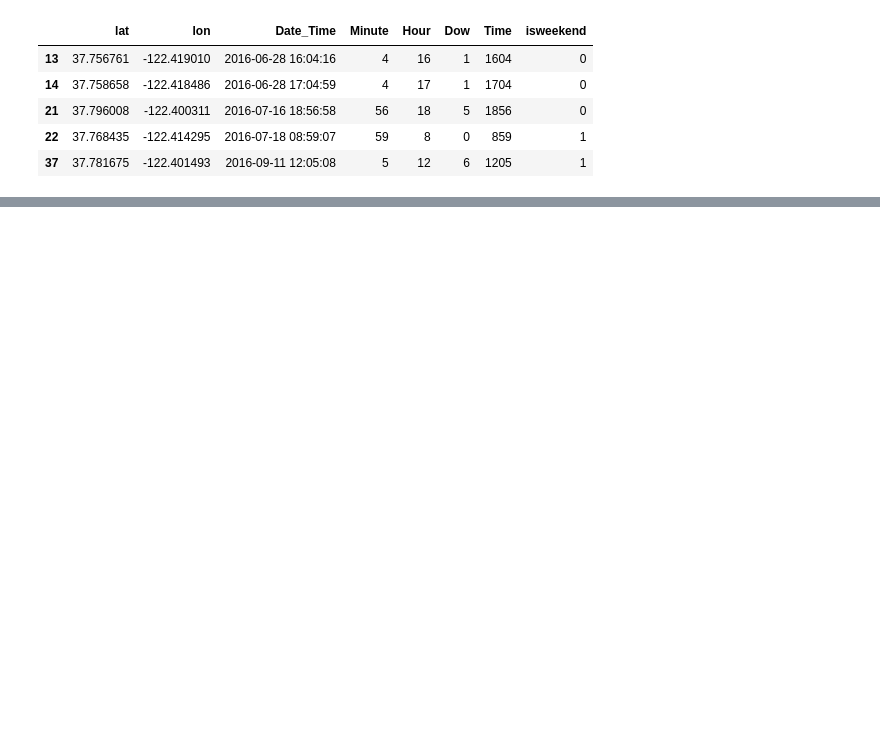
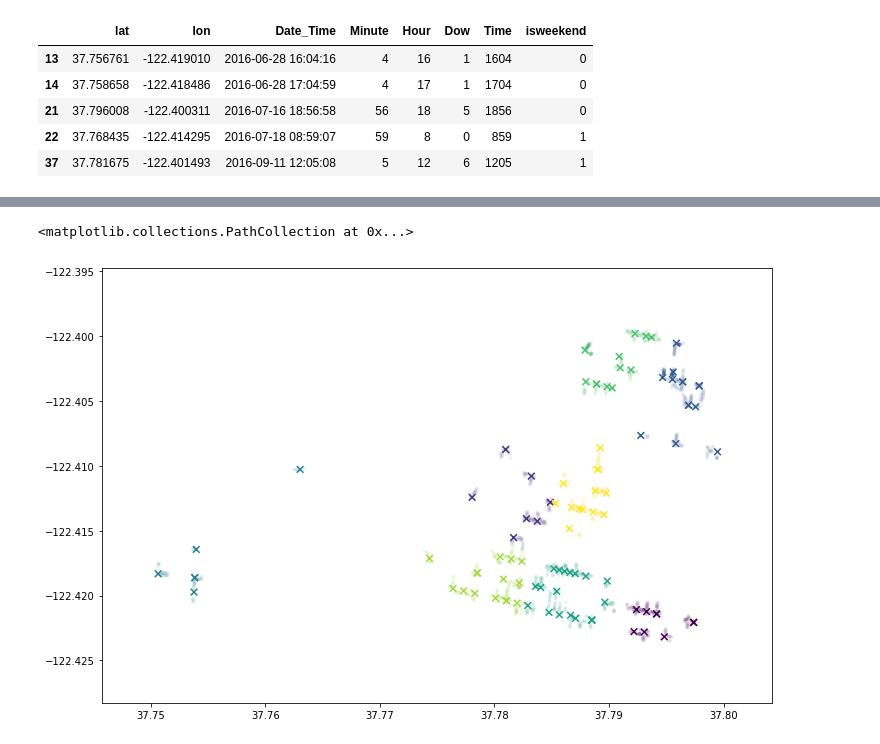
Before and after one commit to dyan10/SF-Parking-prediction-for-Parknav, a Jupyter notebook: Features/EDA.ipynb, the cells around one changed output, grey strips where cells are left out. Saved outputs shown, nothing was run; the diff lists cells and outputs as text; code cells hidden in the pictures; blank space fills up the shorter version.

```diff
--- a/Features/EDA.ipynb
+++ b/Features/EDA.ipynb
@@ -291,0 +203,4 @@ plt.scatter(train_latlng.lat,train_latlng.lng,c = train_latlng.street_cluster,al
+# %%
+park_train = pd.merge(pr_unique,train_ll, how = 'left', left_on=['pr_lat3','pr_lng3'], right_on=['lat3','lng3'])
+# %%
+park_train = park_train.dropna().drop_duplicates()
@@ -291,0 +216,3 @@ plt.scatter(train_latlng.lat,train_latlng.lng,c = train_latlng.street_cluster,al
+# %%
+park_matched = pd.DataFrame({'lat':park_train.lat_x, 'lng': park_train.lon, 'Street':park_train.Street,
+                            'From':park_train.From,'To':park_train.To, 'S_lat': park_train.lat_y, 'S_lng': park_train.lng})
@@ -291,0 +228,2 @@ plt.scatter(train_latlng.lat,train_latlng.lng,c = train_latlng.street_cluster,al
+# %%
+park_matched['dist'] = abs(park_matched.S_lat - park_matched.lat) + abs(park_matched.lng - park_matched.lng)
@@ -291,0 +303,13 @@ plt.scatter(train_latlng.lat,train_latlng.lng,c = train_latlng.street_cluster,al
+# %%
+from sklearn.cluster import KMeans
+spots = np.vstack(train_latlng[['lat','lng']].values)
+kmeans = KMeans().fit(spots)
+train_latlng['street_cluster'] = kmeans.predict(train_latlng[['lat', 'lng']])
+park_matched['street_cluster'] = kmeans.predict(park_matched[['lat', 'lng']])
+
+plt.figure(figsize = (12,8))
+plt.scatter(park_matched.lat,park_matched.lng,c = park_matched.street_cluster,alpha=0.05, s=8)
+plt.scatter(train_latlng.lat,train_latlng.lng,c = train_latlng.street_cluster,alpha=1,marker = 'x', s=45)
+# %% [output]
+<matplotlib.collections.PathCollection at 0x...>
+[figure, added]
```
Also changed, not shown: parts of 41 cells of this notebook, 1 other file.
